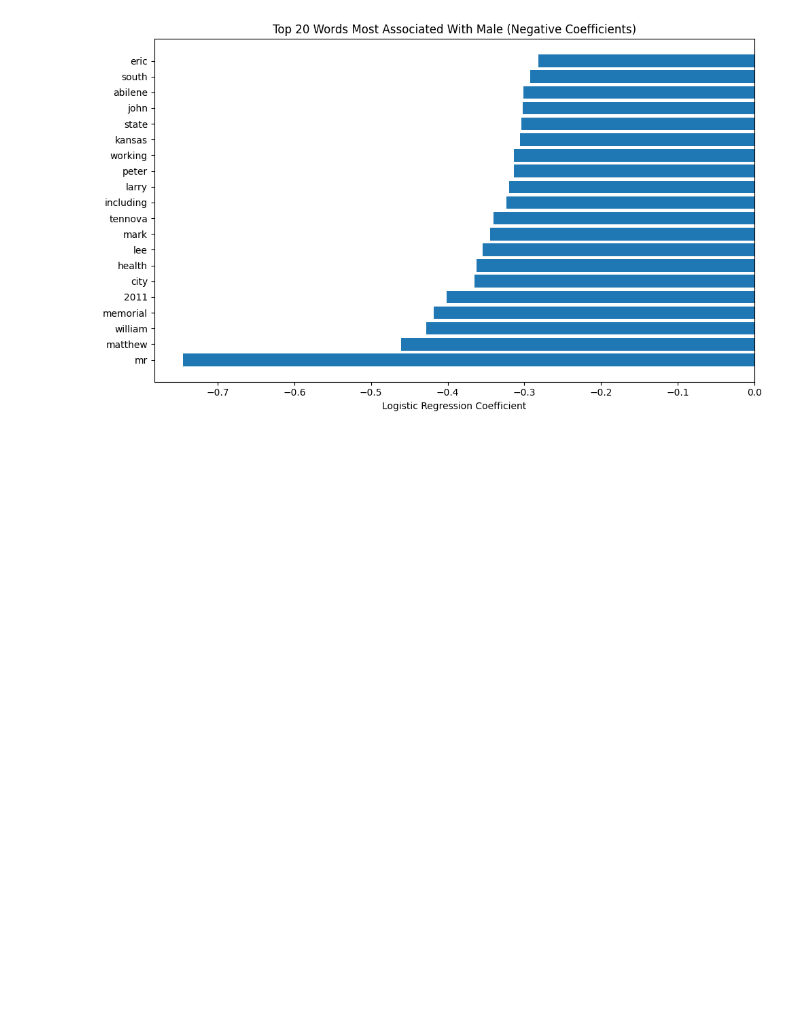
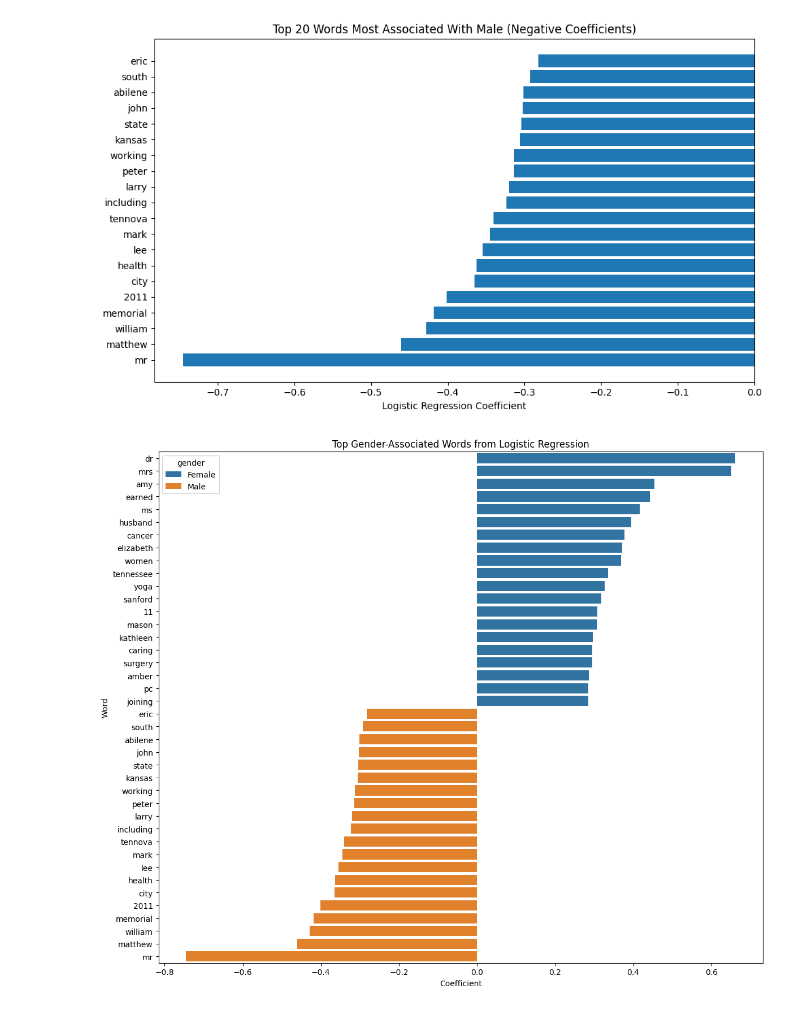
Before and after one commit to Shilpi261985/P2_SyntheticData_BIAS, a Jupyter notebook: src/vectorizer_classifier/vectorizer_classifier_original_nurseDS.ipynb, the cells around one changed output. Saved outputs shown, nothing was run; the diff lists cells and outputs as text; code cells hidden in the pictures; blank space fills up the shorter version.

```diff
--- a/src/vectorizer_classifier/vectorizer_classifier_original_nurseDS.ipynb
+++ b/src/vectorizer_classifier/vectorizer_classifier_original_nurseDS.ipynb
@@ -242,3 +242,27 @@ plt.show()
 # %% [output]
 [figure]
 [figure]
+# %%
+import seaborn as sns
+import matplotlib.pyplot as plt
+
+subset = pd.concat([
+    top_female_words.assign(gender="Female"),
+    top_male_words.assign(gender="Male")
+])
+
+plt.figure(figsize=(12, 10))
+sns.barplot(
+    data=subset,
+    y="word",
+    x="coefficient",
+    hue="gender",
+    dodge=False
+)
+plt.title("Top Gender-Associated Words from Logistic Regression")
+plt.xlabel("Coefficient")
+plt.ylabel("Word")
+plt.tight_layout()
+plt.show()
+# %% [output]
+[figure, added]
```
Also changed, not shown: parts of 1 cell of this notebook.
